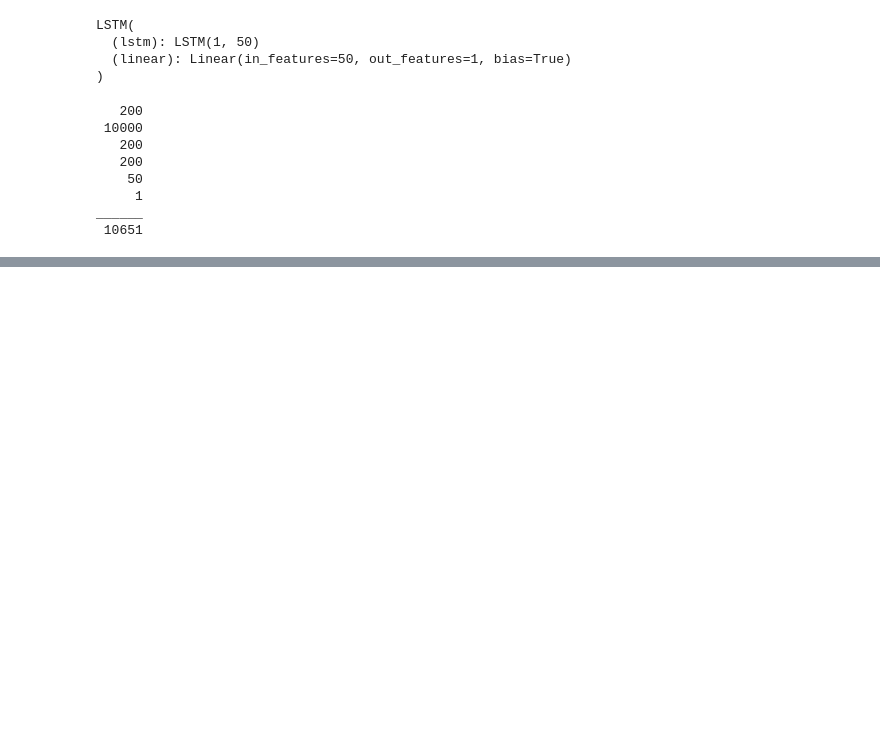
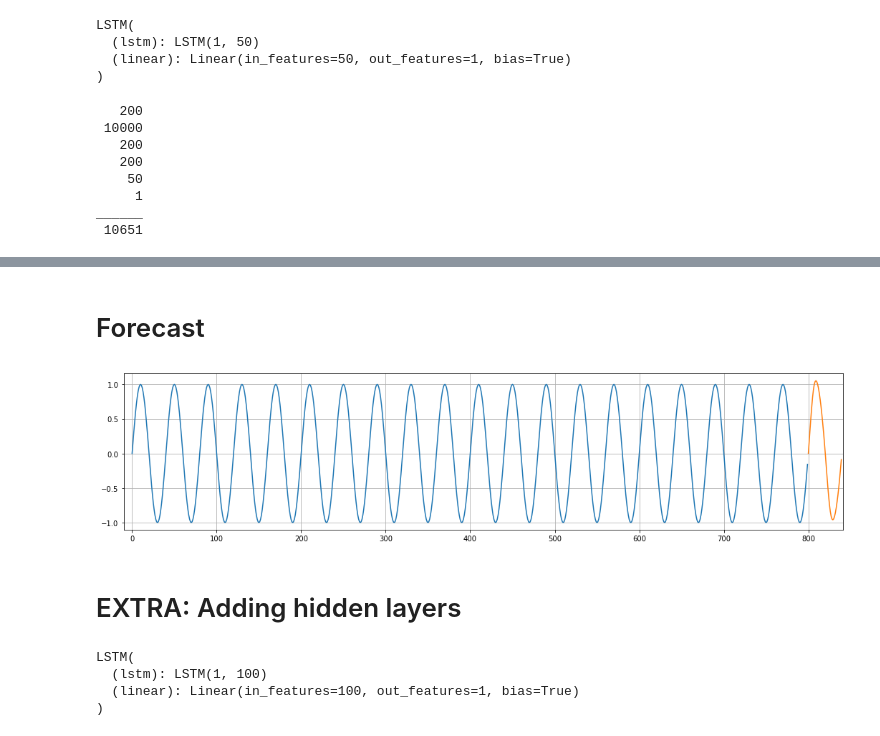
Before and after one commit to alejandrodgb/pytorch-for-dl, a Jupyter notebook: 04-RNN-Recurrent-Neural-Networks/00-Basic-RNN.ipynb, the cells around one changed output, grey strips where cells are left out. Cells and saved outputs as stored; diff of their text form; code cells hidden in the pictures; blank space fills up the shorter version.

```diff
--- a/04-RNN-Recurrent-Neural-Networks/00-Basic-RNN.ipynb
+++ b/04-RNN-Recurrent-Neural-Networks/00-Basic-RNN.ipynb
@@ -138,0 +214,7 @@ ______
+# %%
+epochs = 10
+window_size = 40
+future = 40
+
+all_data = input_data(y, window_size)
+len(all_data)
@@ -138,0 +262,41 @@ ______
+# %% [markdown]
+# Forecast
+# %%
+preds = y[-window_size:].tolist()
+
+for i in range(future):
+
+    seq = torch.FloatTensor(preds[-window_size:])
+
+    with torch.no_grad():
+        # Reset the hidden parameters
+        model.hidden = (torch.zeros(1,1,model.hidden_size),
+                        torch.zeros(1,1,model.hidden_size))
+
+        # Append prediction to the pred list
+        preds.append(model(seq).item())
+# %%
+plt.figure(figsize=(18,4))
+plt.xlim(-10,841)
+plt.grid(True)
+plt.plot(y.numpy())
+
+# Plotting the forecast
+plt.plot(range(800,800+future),preds[window_size:])
+plt.show()
+# %% [output]
+[figure, added]
+# %% [markdown]
+# EXTRA: Adding hidden layers
+# %%
+torch.manual_seed(42)
+model = LSTM(hidden_size=100)
+
+criterion = nn.MSELoss()
+optimiser = torch.optim.SGD(model.parameters(),0.01)
+model
+# %% [output]
+LSTM(
+  (lstm): LSTM(1, 100)
+  (linear): Linear(in_features=100, out_features=1, bias=True)
+)
```
Also changed, not shown: parts of 7 cells of this notebook.
